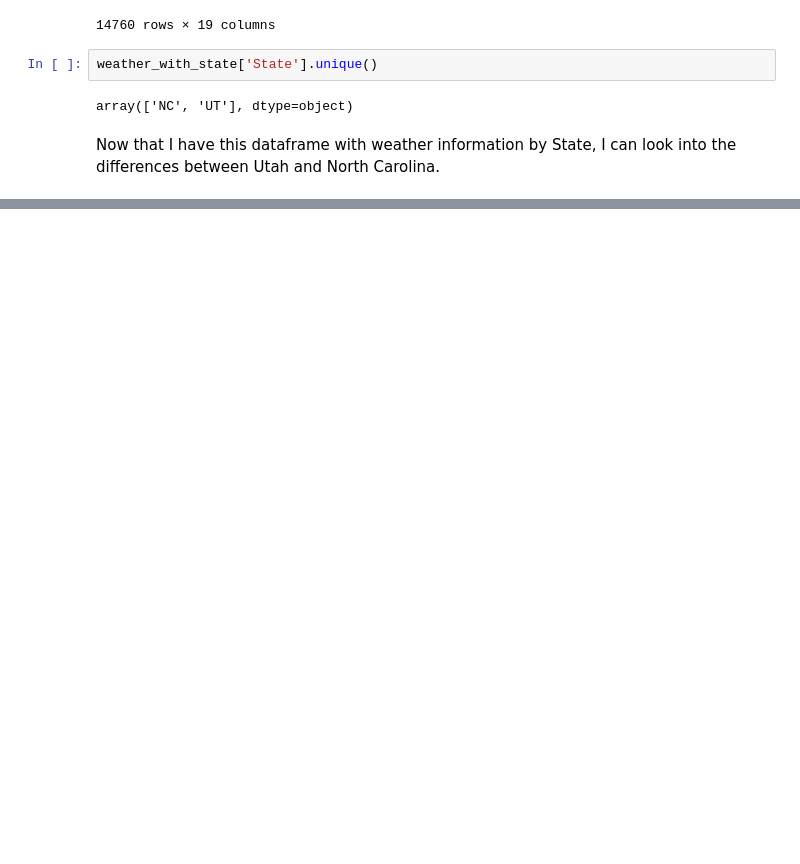
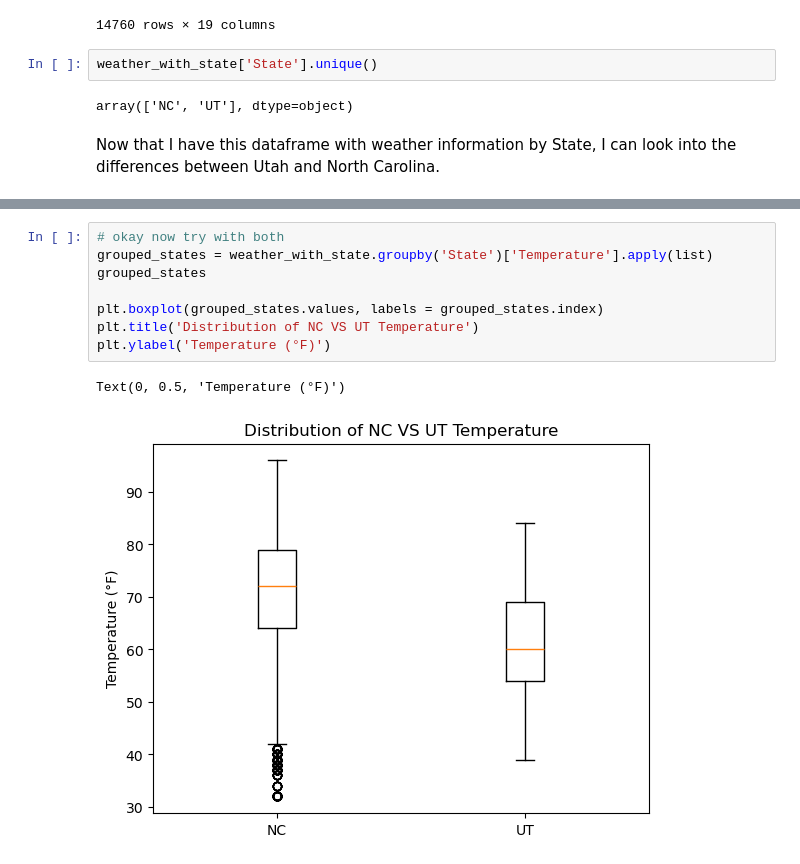
Before and after one commit to calkzhao/honeybees, a Jupyter notebook: jupyter_honeybee.ipynb, the cells around one changed output, grey strips where cells are left out. Drawn from its saved outputs; the diff is of its cells as text; blank space fills up the shorter version.

```diff
--- a/jupyter_honeybee.ipynb
+++ b/jupyter_honeybee.ipynb
@@ -186,0 +242,11 @@ weather_with_state.describe(include='all')
+# %%
+# okay now try with both
+grouped_states = weather_with_state.groupby('State')['Temperature'].apply(list)
+grouped_states
+
+plt.boxplot(grouped_states.values, labels = grouped_states.index)
+plt.title('Distribution of NC VS UT Temperature')
+plt.ylabel('Temperature (°F)')
+# %% [output]
+Text(0, 0.5, 'Temperature (°F)')
+[figure, added]
```
Also changed, not shown: parts of 9 cells of this notebook.
